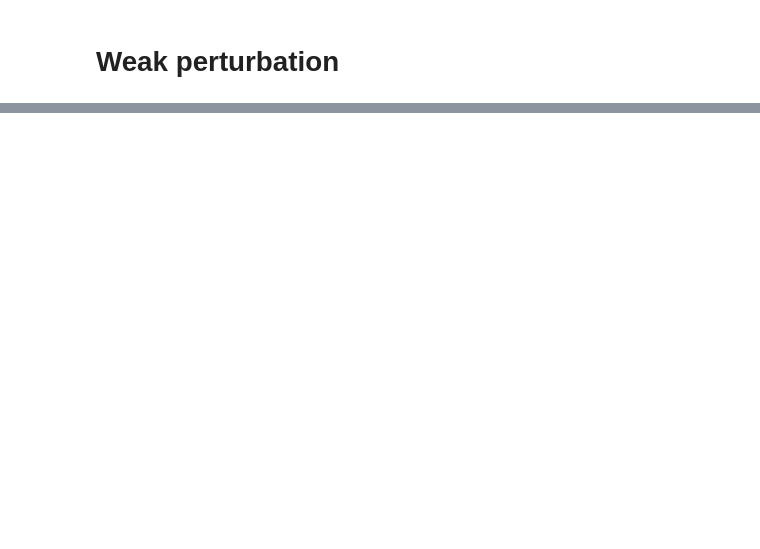
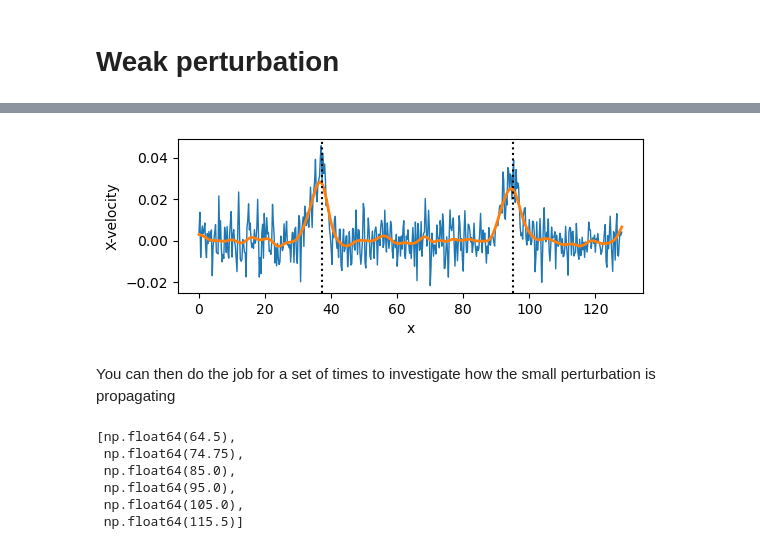
Before and after one commit to rochSmets/farTeach, a Jupyter notebook: 2026/weak/wp.ipynb, the cells around one changed output, grey strips where cells are left out. Cells and saved outputs as stored; diff of their text form; code cells hidden in the pictures; blank space fills up the shorter version.

```diff
--- a/2026/weak/wp.ipynb
+++ b/2026/weak/wp.ipynb
@@ -136,0 +77,20 @@ p,f = ions.dist_plot(axis=("x", "Vx"),
+# %%
+fig, ax = plt.subplots(figsize=(6,2))
+
+V.plot(qty='x', ax=ax, ls='solid', lw=1.0, color='tab:blue', ylabel='X-velocity')
+v.plot(qty='x', ax=ax, ls='solid', lw=2.0, color='tab:orange', ylabel='X-velocity')
+for p in pks:
+    ax.axvline(x=p, color='black', linestyle='dotted')
+# %% [output]
+[figure, added]
+# %% [markdown]
+You can then do the job for a set of times to investigate how the small perturbation is propagating
+# %%
+pks_plus
+# %% [output]
+[np.float64(64.5),
+ np.float64(74.75),
+ np.float64(85.0),
+ np.float64(95.0),
+ np.float64(105.0),
+ np.float64(115.5)]
```
Also changed, not shown: parts of 33 cells of this notebook.
